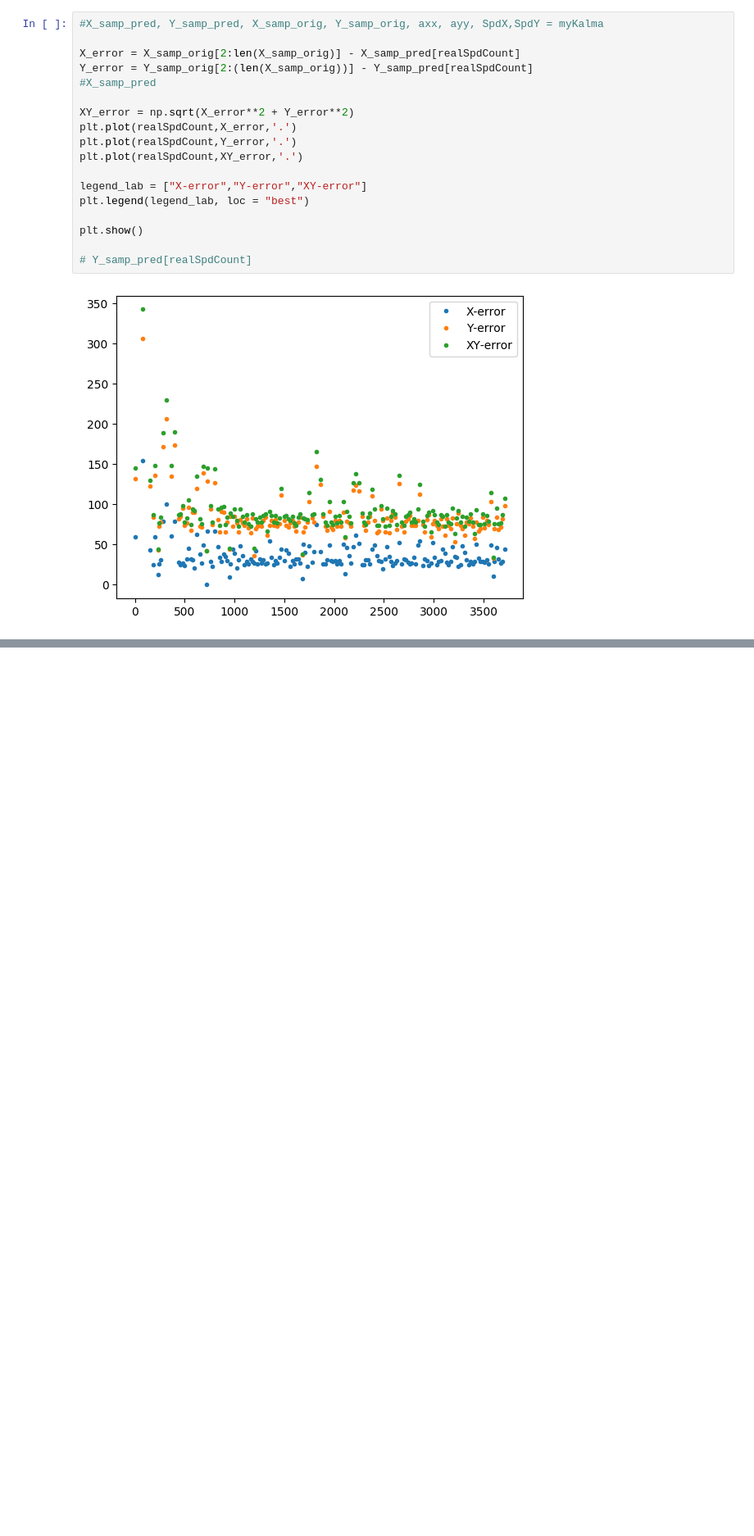
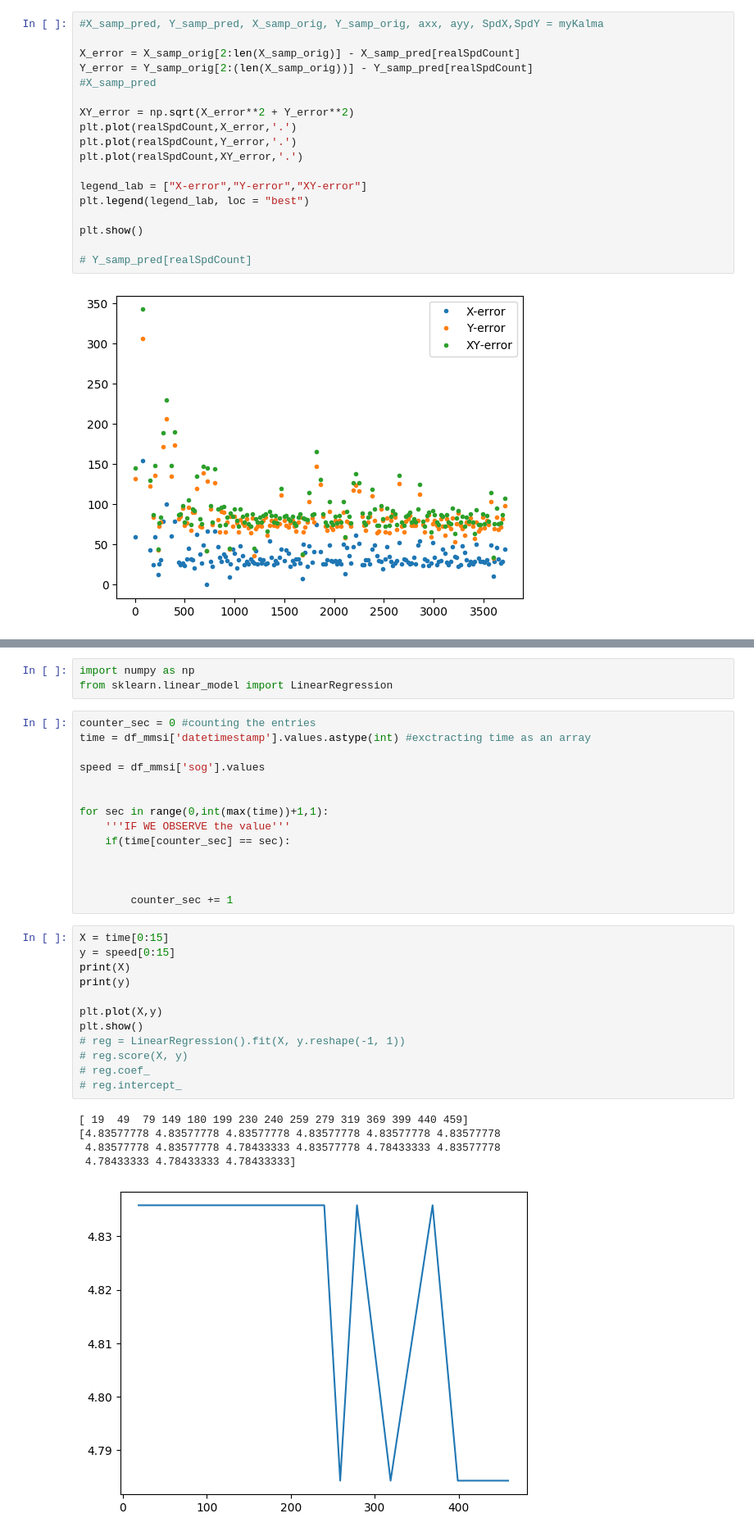
Before and after one commit to cnburger/AIS_KalmanFilter, a Jupyter notebook: Time Sampling.ipynb, the cells around one changed output, grey strips where cells are left out. Shown at 82% size. Saved outputs shown, nothing was run; the diff lists cells and outputs as text; blank space fills up the shorter version.

```diff
--- a/Time Sampling.ipynb
+++ b/Time Sampling.ipynb
@@ -508,0 +558,35 @@ plt.show()
+# %%
+import numpy as np
+from sklearn.linear_model import LinearRegression
+# %%
+counter_sec = 0 #counting the entries
+time = df_mmsi['datetimestamp'].values.astype(int) #exctracting time as an array
+
+speed = df_mmsi['sog'].values
+
+
+for sec in range(0,int(max(time))+1,1):
+    '''IF WE OBSERVE the value'''
+    if(time[counter_sec] == sec):
+
+
+
+        counter_sec += 1
+# %%
+X = time[0:15]
+y = speed[0:15]
+print(X)
+print(y)
+
+plt.plot(X,y)
+plt.show()
+# reg = LinearRegression().fit(X, y.reshape(-1, 1))
+# reg.score(X, y)
+# reg.coef_
+# reg.intercept_
+# %% [output]
+[ 19  49  79 149 180 199 230 240 259 279 319 369 399 440 459]
+[4.83577778 4.83577778 4.83577778 4.83577778 4.83577778 4.83577778
+ 4.83577778 4.83577778 4.78433333 4.83577778 4.78433333 4.83577778
+ 4.78433333 4.78433333 4.78433333]
+[figure, added]
```
Also changed, not shown: parts of 4 cells of this notebook.
